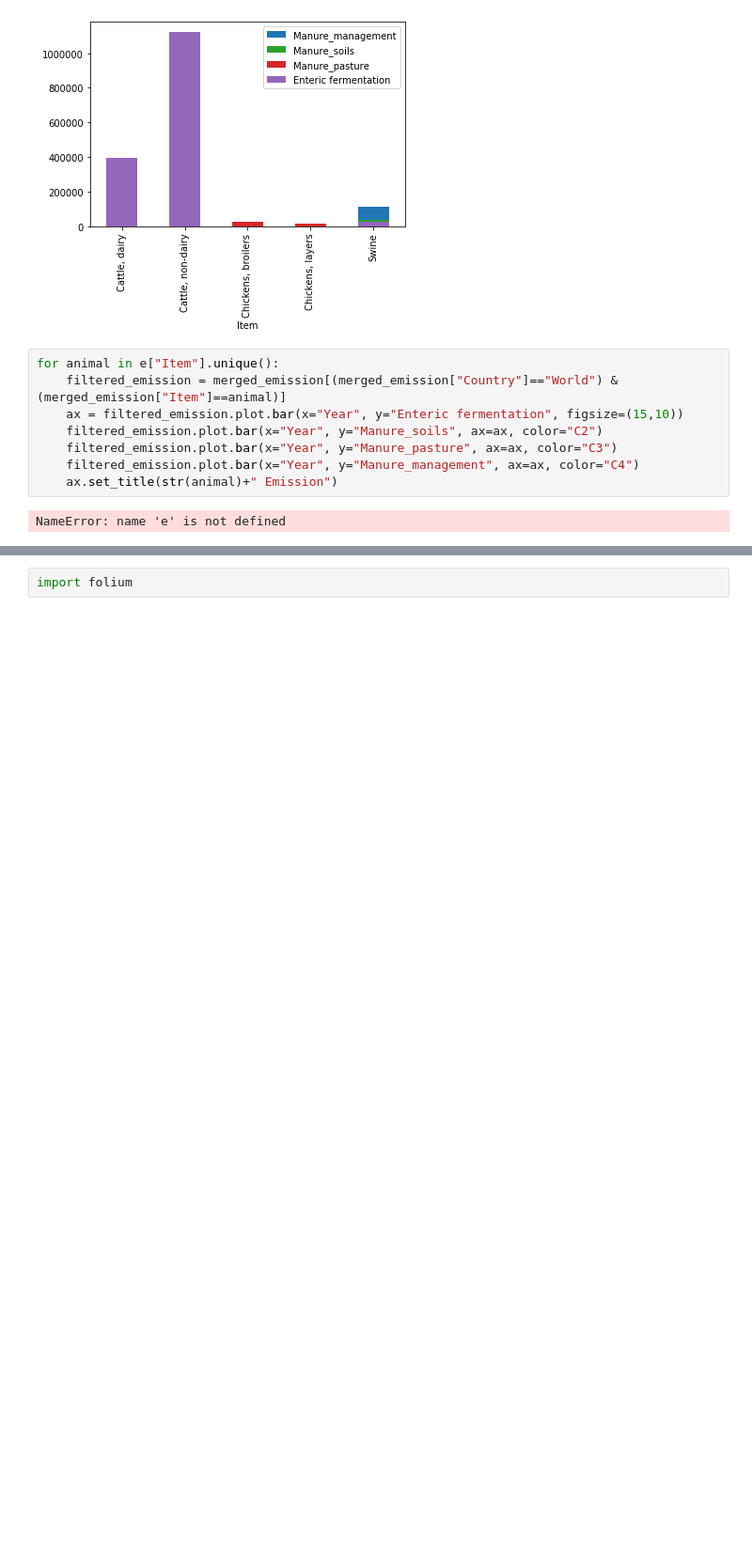
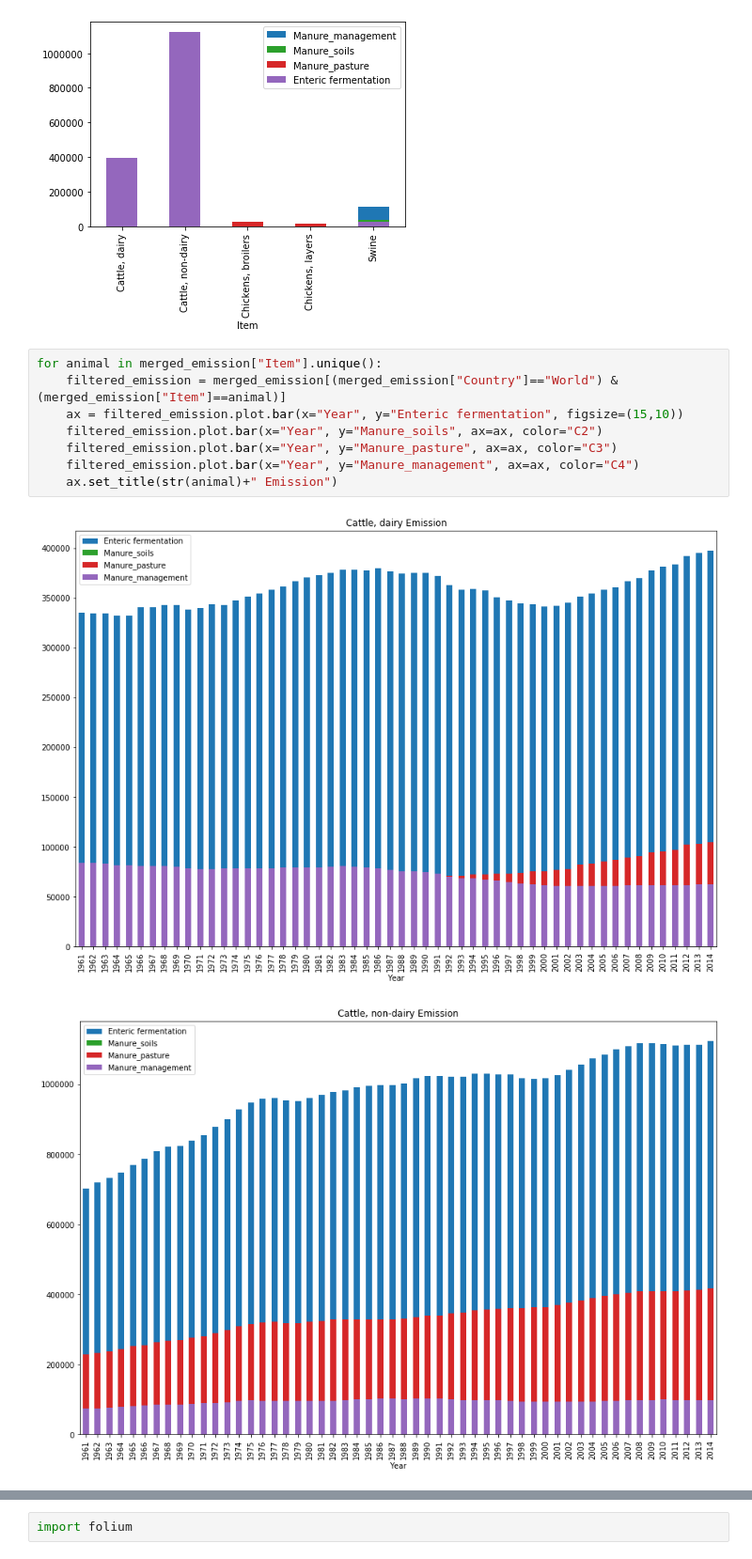
Before and after one commit to OthmanSefraoui/Data_story, a Jupyter notebook: milestone_2.ipynb, the cells around one changed output, grey strips where cells are left out. Shown at 94% size. Drawn from its saved outputs; the diff is of its cells as text; blank space fills up the shorter version.

```diff
--- a/milestone_2.ipynb
+++ b/milestone_2.ipynb
@@ -2401,12 +2401,13 @@ filtered_emission.plot.bar(x="Item", y="Enteric fermentation", ax=ax, color="C4"
 <matplotlib.axes._subplots.AxesSubplot at 0x...>
 [figure]
 # %%
-for animal in e["Item"].unique():
+for animal in merged_emission["Item"].unique():
     filtered_emission = merged_emission[(merged_emission["Country"]=="World") & (merged_emission["Item"]==animal)]
     ax = filtered_emission.plot.bar(x="Year", y="Enteric fermentation", figsize=(15,10))
     filtered_emission.plot.bar(x="Year", y="Manure_soils", ax=ax, color="C2")
     filtered_emission.plot.bar(x="Year", y="Manure_pasture", ax=ax, color="C3")
     filtered_emission.plot.bar(x="Year", y="Manure_management", ax=ax, color="C4")
     ax.set_title(str(animal)+" Emission")
 # %% [output]
-NameError: name 'e' is not defined
+[figure, added]
+[figure, added]
```
Also changed, not shown: parts of 16 cells of this notebook, 11 other files.
